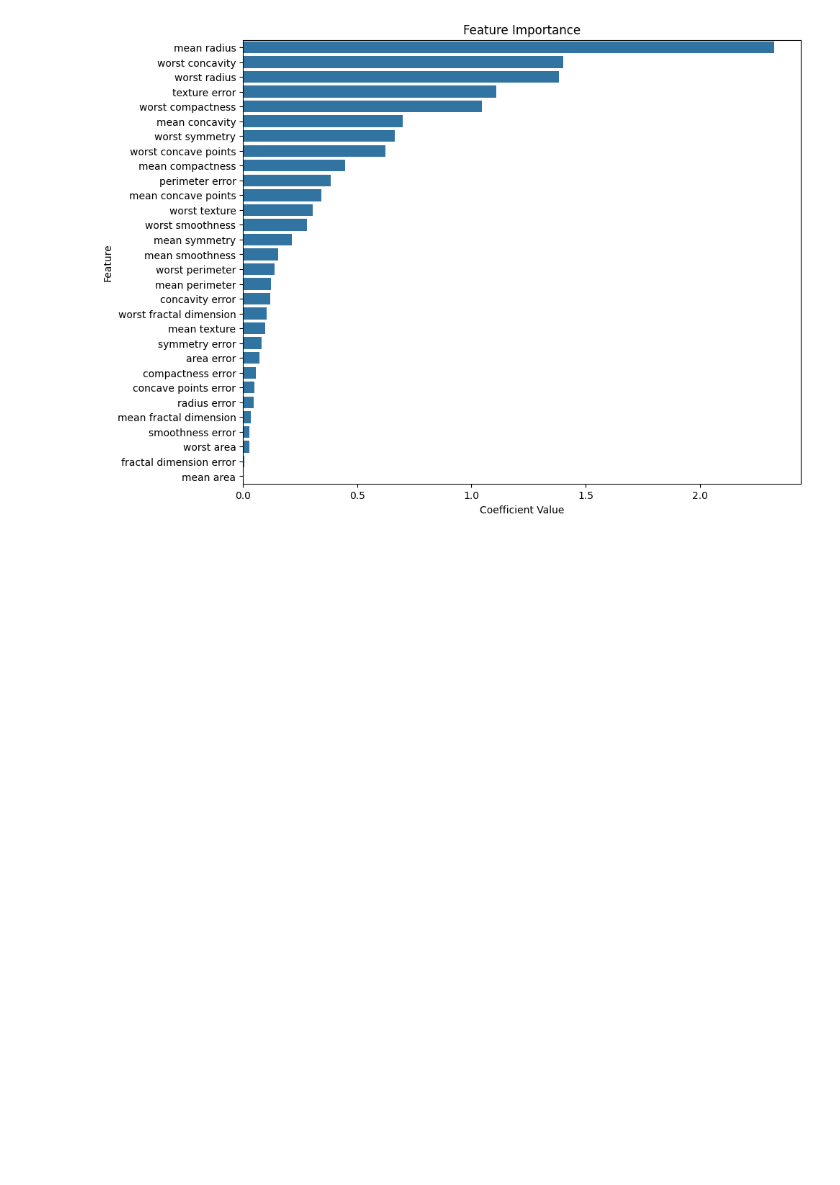
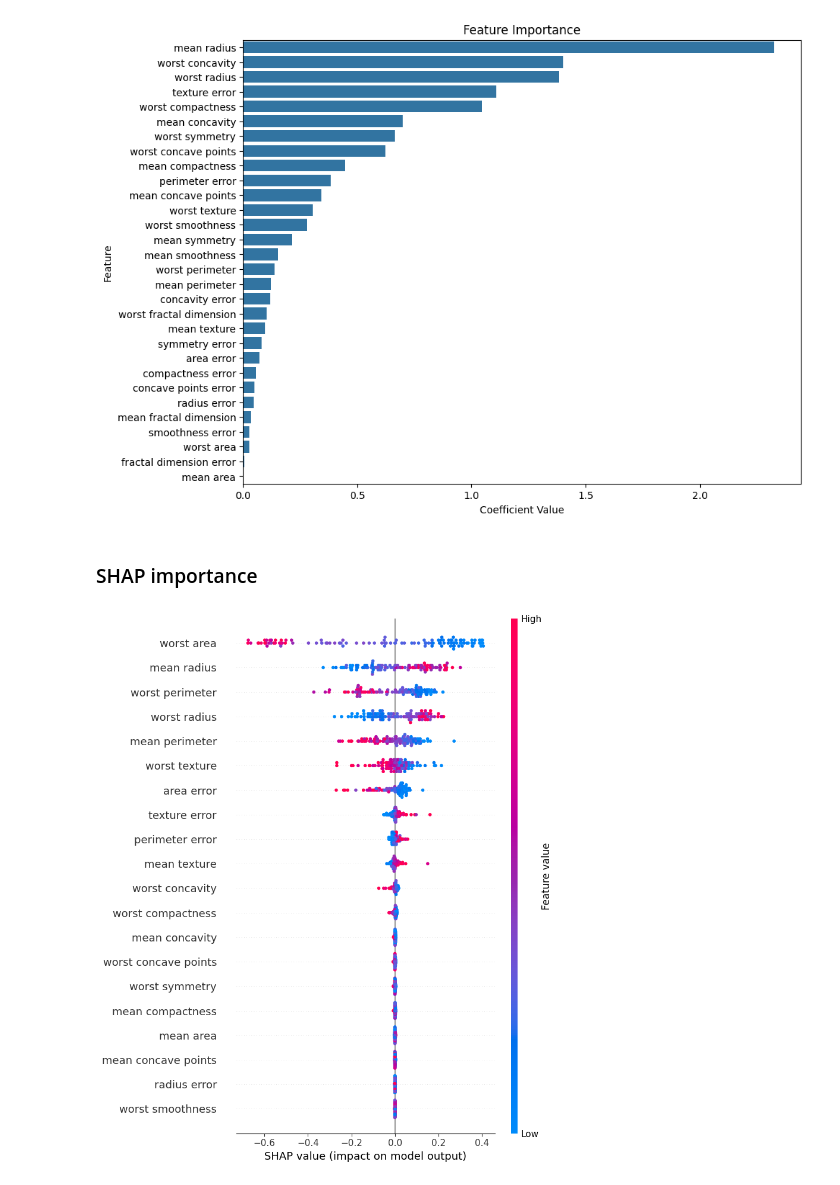
Before and after one commit to Ozai-03/breast-cancer-cytology-classifier, a Jupyter notebook: notebooks/breast_cancer_cytology_classidier.ipynb, the cells around one changed output. Saved outputs shown, nothing was run; the diff lists cells and outputs as text; code cells hidden in the pictures; blank space fills up the shorter version.

Commit message:
Added SHAP, defined new shap related functions and implemented them in notebook

```diff
--- a/notebooks/breast_cancer_cytology_classidier.ipynb
+++ b/notebooks/breast_cancer_cytology_classidier.ipynb
@@ -102,3 +105,11 @@ fig = plot_feature_importance(sorted_coefs)
 fig.savefig('../results/feature_importance.png', dpi=300)
 # %% [output]
 [figure]
+# %% [markdown]
+### SHAP importance
+# %%
+importance_df, shap_vals, ts = shap_explainer(model,x_train, x_test)
+# %%
+plot_shap = plot_shap_summary(shap_vals, ts)
+# %% [output]
+[figure, added]
```
Also changed, not shown: parts of 2 cells of this notebook, 2 other files.
